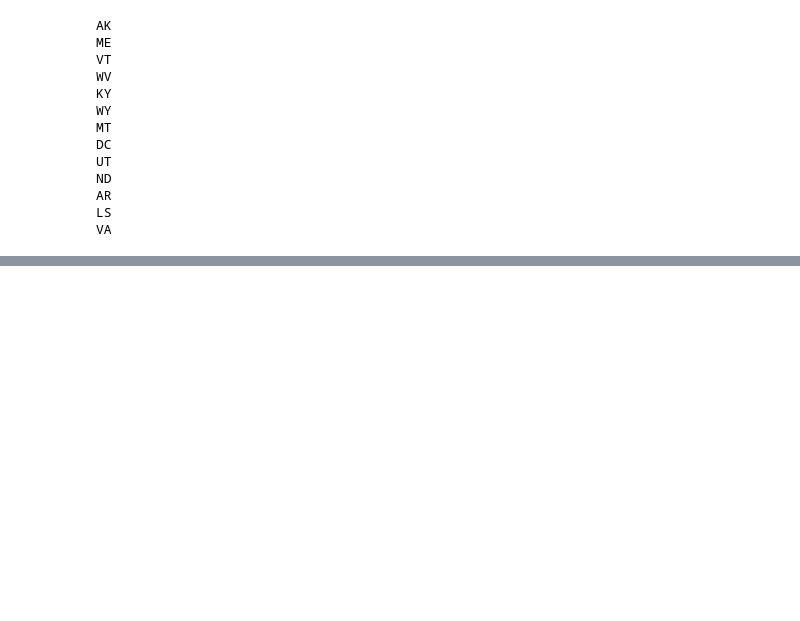
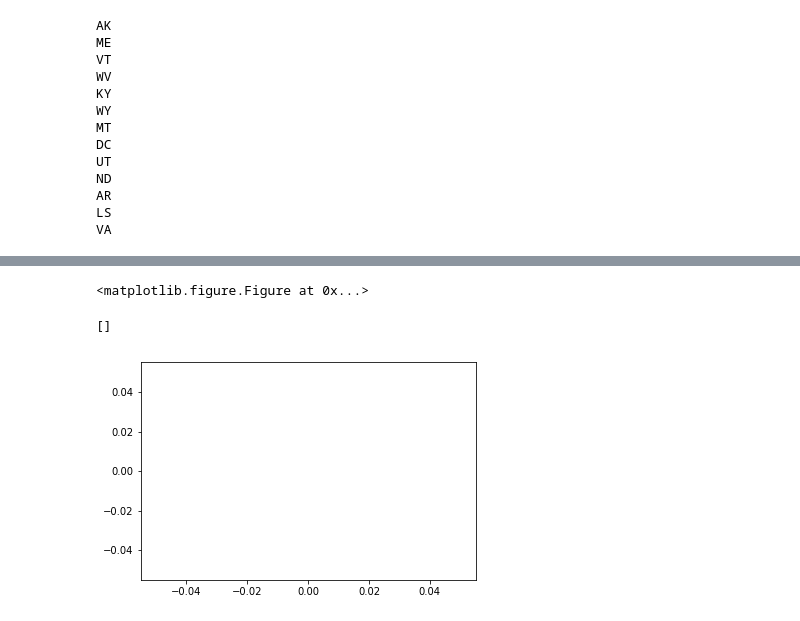
Before and after one commit to rupeshbasnet/twitter-data-vis, a Jupyter notebook: Twitter_Data_Extraction/Tweets_Preprocessing_Test.ipynb, the cells around one changed output, grey strips where cells are left out. Drawn from its saved outputs; the diff is of its cells as text; code cells hidden in the pictures; blank space fills up the shorter version.

```diff
--- a/Twitter_Data_Extraction/Tweets_Preprocessing_Test.ipynb
+++ b/Twitter_Data_Extraction/Tweets_Preprocessing_Test.ipynb
@@ -863,0 +916,13 @@ VA
+# %%
+import matplotlib.pyplot as plt
+Time = ["2017-08-12", "2017-08-13", "2017-08-14", "2017-08-15", "2017-08-16", "2017-08-17"]
+count_negative = [47, 12, 11, 5, 3, 3]
+count_neutral = [298, 81, 29, 22, 6, 6]
+count_positive = [434, 93, 39, 15, 7, 8]
+# %% [output]
+<matplotlib.figure.Figure at 0x...>
+# %%
+plt.plot()
+# %% [output]
+[]
+[figure, added]
```
Also changed, not shown: parts of 19 cells of this notebook, 6 other files.
